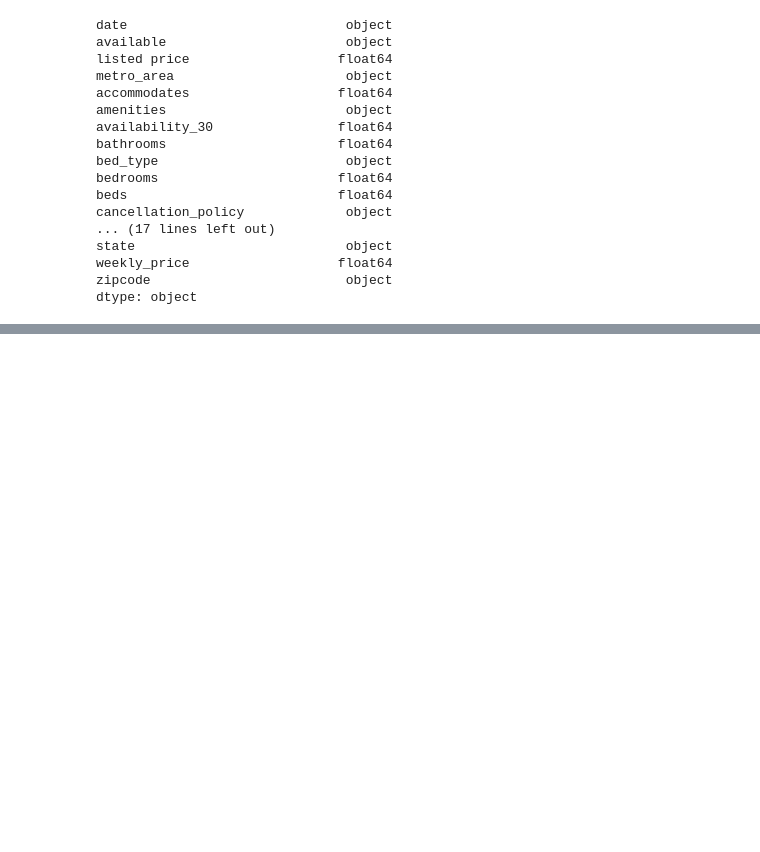
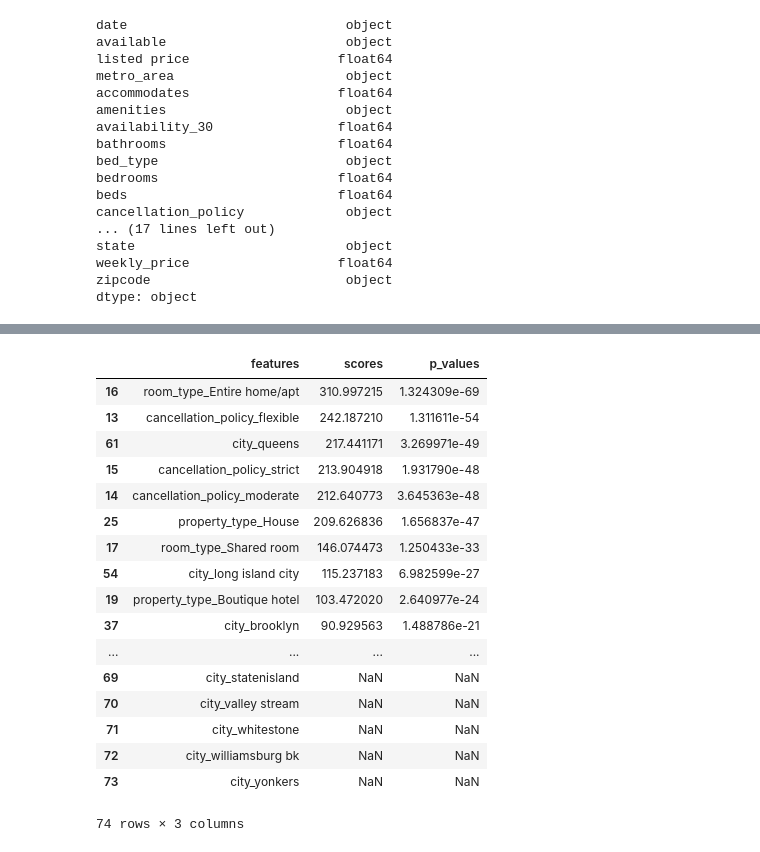
Before and after one commit to terenceneo/Airbnb-NYC-data-study, a Jupyter notebook: AirBnb Data Exploration.ipynb, the cells around one changed output, grey strips where cells are left out. Cells and saved outputs as stored; diff of their text form; code cells hidden in the pictures; blank space fills up the shorter version.

```diff
--- a/AirBnb Data Exploration.ipynb
+++ b/AirBnb Data Exploration.ipynb
@@ -277,0 +501,11 @@ ValueError: could not convert string to float: '2016-05-17'
+# %%
+def set_train_test(df, features_list, target_list):
+    global X, y, X_train, X_test, y_train, y_test
+
+    X = df[features_list]
+    y = df[target_list[0]]
+
+    # Do train-test split: 70% train and 30% test
+    X_train, X_test, y_train, y_test = train_test_split(X, y, test_size=0.3, random_state=0)
+# %%
+set_train_test(df, features_list, target_list)
@@ -277,0 +537,26 @@ ValueError: could not convert string to float: '2016-05-17'
+# %%
+select = SelectKBest(score_func = chi2,k = 3)
+fit    = select.fit(X,y)
+# %%
+score = pd.DataFrame({"features":features_list,"scores":fit.scores_,"p_values":fit.pvalues_ })
+score = score.sort_values(by = "scores" ,ascending =False)
+score
+# %% [output]
+|  | features | scores | p_values |
+| 16 | room_type_Entire home/apt | 310.997215 | 1.324309e-69 |
+| 13 | cancellation_policy_flexible | 242.187210 | 1.311611e-54 |
+| 61 | city_queens | 217.441171 | 3.269971e-49 |
+| 15 | cancellation_policy_strict | 213.904918 | 1.931790e-48 |
+| 14 | cancellation_policy_moderate | 212.640773 | 3.645363e-48 |
+| 25 | property_type_House | 209.626836 | 1.656837e-47 |
+| 17 | room_type_Shared room | 146.074473 | 1.250433e-33 |
+| 54 | city_long island city | 115.237183 | 6.982599e-27 |
+| 19 | property_type_Boutique hotel | 103.472020 | 2.640977e-24 |
+| 37 | city_brooklyn | 90.929563 | 1.488786e-21 |
+| ... | ... | ... | ... |
+| 69 | city_statenisland | NaN | NaN |
+| 70 | city_valley stream | NaN | NaN |
+| 71 | city_whitestone | NaN | NaN |
+| 72 | city_williamsburg bk | NaN | NaN |
+| 73 | city_yonkers | NaN | NaN |
+74 rows × 3 columns
```
Also changed, not shown: parts of 74 cells of this notebook, 2 other files.
